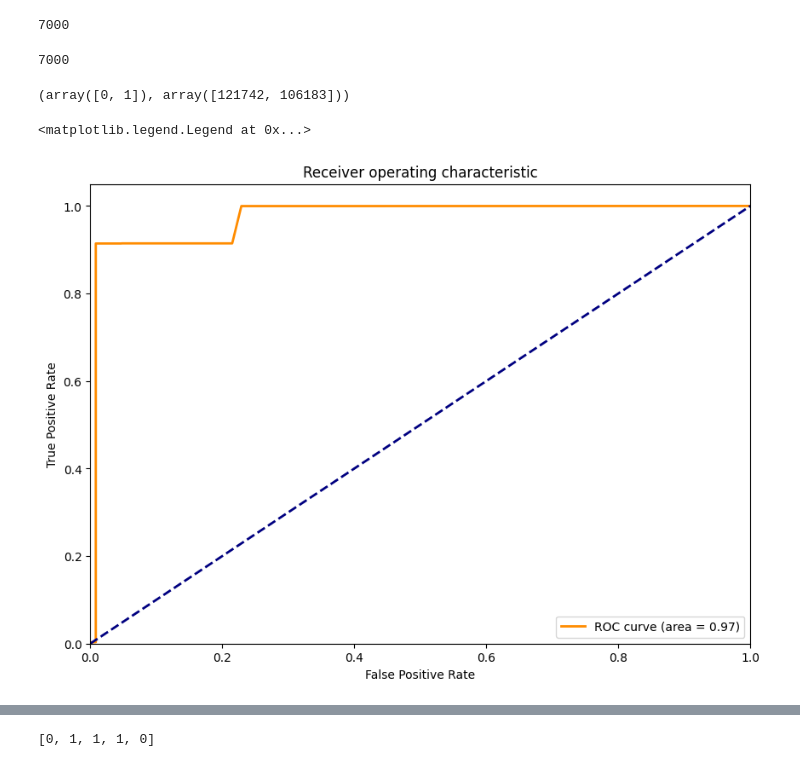
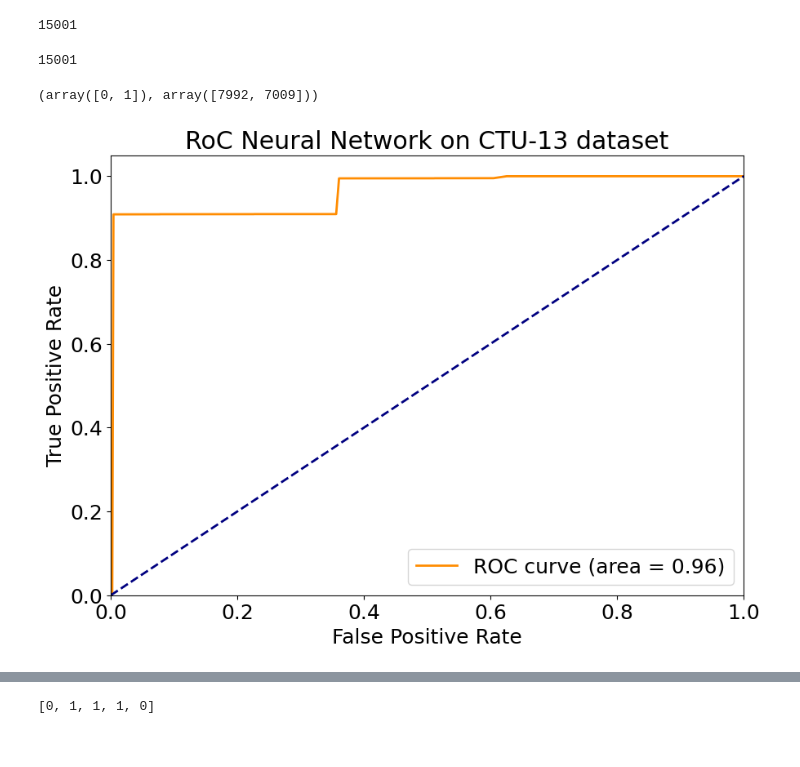
Before and after one commit to tudelft-cda-lab/FlexFringe, a Jupyter notebook: data/active_learning/test_nn_queries/CTU_network/evaluate_predictions.ipynb, the cells around one changed output, grey strips where cells are left out. Drawn from its saved outputs; the diff is of its cells as text; code cells hidden in the pictures.

Commit message:
Changed a few bugs, and added some experimental scripts on the CTU and HDFS dataset

```diff
--- a/data/active_learning/test_nn_queries/CTU_network/evaluate_predictions.ipynb
+++ b/data/active_learning/test_nn_queries/CTU_network/evaluate_predictions.ipynb
@@ -3,4 +3,4 @@ import numpy as np
 import pickle as pk
 
 test_data_path = "test_data.pk"
-pred_path = "X_pred_full.pk"
+pred_path = "X_pred.pk"
@@ -8,12 +15,12 @@ pred_path = "X_pred_full.pk"
 import pickle as pk
 
 test_data = pk.load(open(test_data_path, "rb"))
-X_test = test_data["X"]
-X_test_oh = test_data["X_oh"]
+X_test = test_data["X"][:len(X_pred)]
+X_test_oh = test_data["X_oh"][:len(X_pred)]
 alphabet_size = test_data["alphabet_size"]
 
-y_test = test_data["y"]
+y_test = test_data["y"][:len(X_pred)]
 event_mapping = test_data["event_mapping"]
 
-len(X_test), len(X_test_oh), len(y_test)
+len(X_test), len(y_test), np.unique(y_test, return_counts=True)
 # %% [output]
@@ -35,16 +44,16 @@ for pred_seq, true_seq in zip(X_pred, X_test_oh):
     probabilities.append(current_probs)
 print(len(probabilities))
 # %% [output]
-7000
+15001
 # %%
 current_labels = y_test[:len(probabilities)]
 len(current_labels)
 # %% [output]
-7000
+15001
 # %%
 np.unique(y_test, return_counts=True)
 # %% [output]
-(array([0, 1]), array([121742, 106183]))
+(array([0, 1]), array([7992, 7009]))
 # %%
 # mean, min
 mean_score = list()
@@ -57,33 +66,38 @@ for p in probabilities:
     min_score.append(np.min(p))
     max_score.append(np.max(p))
     sum_score.append(np.sum(p))
+# %%
+import matplotlib
+
+matplotlib.rcParams.update({'font.size': 18})
 # %%
 from sklearn.metrics import roc_curve, auc, roc_auc_score
 
 score = max_score
 
 fpr, tpr, thresholds = roc_curve(current_labels, score)
 roc_auc = roc_auc_score(current_labels, score)
 
 import matplotlib.pyplot as plt
 import seaborn as sns
 
 plt.figure(figsize=(10, 7))
 lw = 2
 plt.plot(
     fpr,
     tpr,
     color="darkorange",
     lw=lw,
     label="ROC curve (area = %0.2f)" % roc_auc,
 )
 plt.plot([0, 1], [0, 1], color="navy", lw=lw, linestyle="--")
 plt.xlim([0.0, 1.0])
 plt.ylim([0.0, 1.05])
 plt.xlabel("False Positive Rate")
 plt.ylabel("True Positive Rate")
-plt.title("Receiver operating characteristic")
+plt.title("RoC Neural Network on CTU-13 dataset")
 plt.legend(loc="lower right")
+
+plt.savefig("roc_network_ctu.png")
 # %% [output]
-<matplotlib.legend.Legend at 0x...>
-[figure, old version]
+[figure, new version]
```
Also changed, not shown: parts of 7 cells of this notebook, 35 other files.
